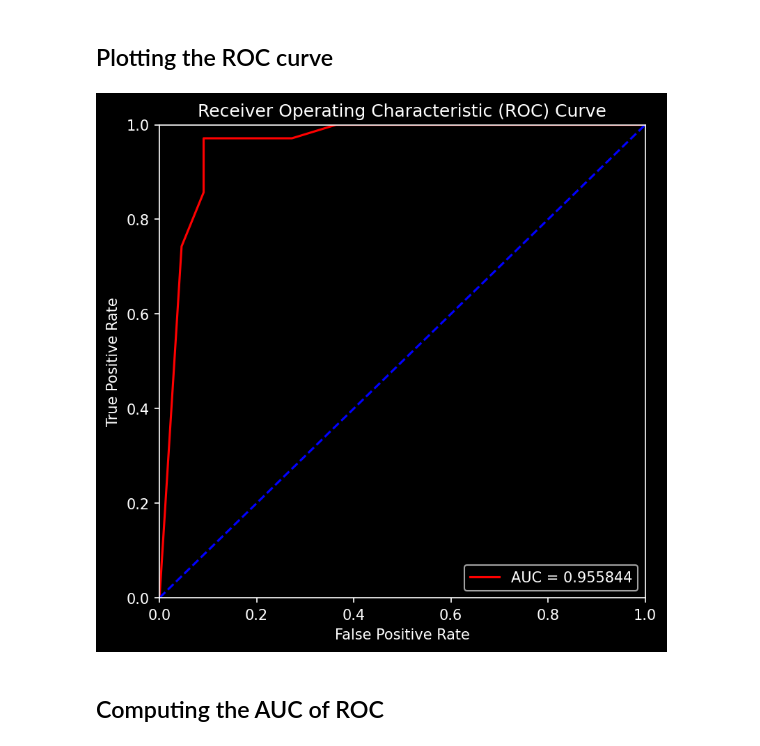
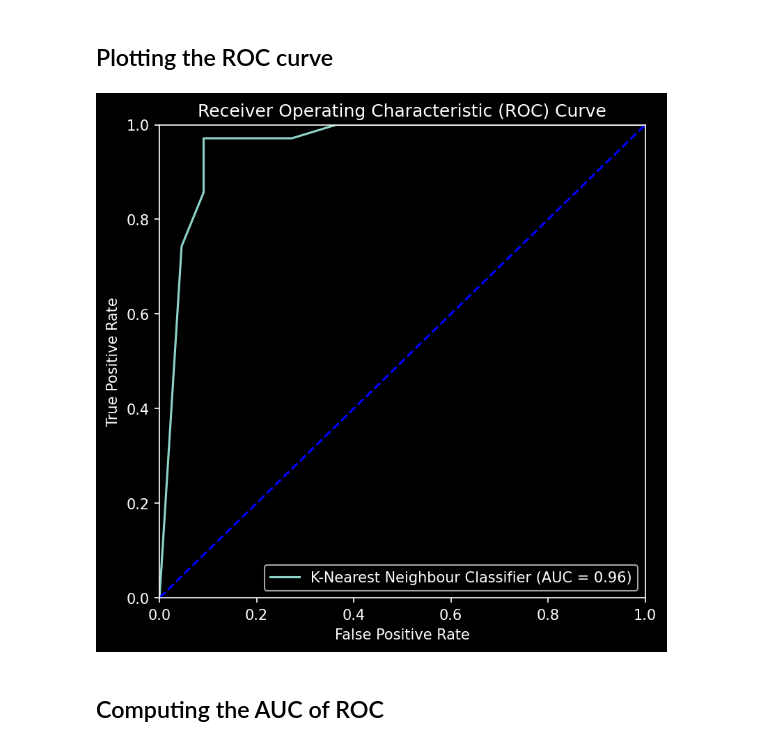
Before and after one commit to debjitpal5040/ML_Algorithms, a Jupyter notebook: Machine Learning/Supervised Learning/Classification/K-Nearest Neighbours Classification/K-Nearest_Neighbours_Classification.ipynb, the cells around one changed output. Saved outputs shown, nothing was run; the diff lists cells and outputs as text; code cells hidden in the pictures.

```diff
--- a/Machine Learning/Supervised Learning/Classification/K-Nearest Neighbours Classification/K-Nearest_Neighbours_Classification.ipynb
+++ b/Machine Learning/Supervised Learning/Classification/K-Nearest Neighbours Classification/K-Nearest_Neighbours_Classification.ipynb
@@ -202,22 +202,19 @@ plt.savefig('Images/Confusion_Matrix_K-Nearest_Neighbours_Classification.png', b
 ## Plotting the ROC curve
 # %%
 y_score = knnc.predict_proba(X_test)[:, 1]
-false_positive_rate, true_positive_rate, threshold = roc_curve(y_test, y_score)
-roc_auc = auc(false_positive_rate, true_positive_rate)
+fpr, tpr, threshold = roc_curve(y_test, y_score)
+roc_auc = auc(fpr, tpr)
 # %%
-plt.figure(figsize=(6, 6), dpi=150)
+fig, ax = plt.subplots(figsize=(6, 6), dpi=150)
 plt.style.use('dark_background')
-plt.plot(false_positive_rate, true_positive_rate, 'r', label='AUC = %f' % roc_auc)
+RocCurveDisplay(fpr=fpr, tpr=tpr, roc_auc=roc_auc, estimator_name='K-Nearest Neighbour Classifier').plot(ax=ax)
 plt.title('Receiver Operating Characteristic (ROC) Curve')
-plt.legend(loc='lower right')
 plt.plot([0, 1], [0, 1], 'b--')
 plt.xlim([0, 1])
 plt.ylim([0, 1])
-plt.ylabel('True Positive Rate')
-plt.xlabel('False Positive Rate')
 plt.savefig('Images/ROC_Curve_K-Nearest_Neighbours_Classification.png', bbox_inches='tight')
 # %% [output]
-[figure, old version]
+[figure, new version]
 # %% [markdown]
 ## Computing the AUC of ROC
 # %%
```
Also changed, not shown: parts of 2 cells of this notebook, 24 other files.
